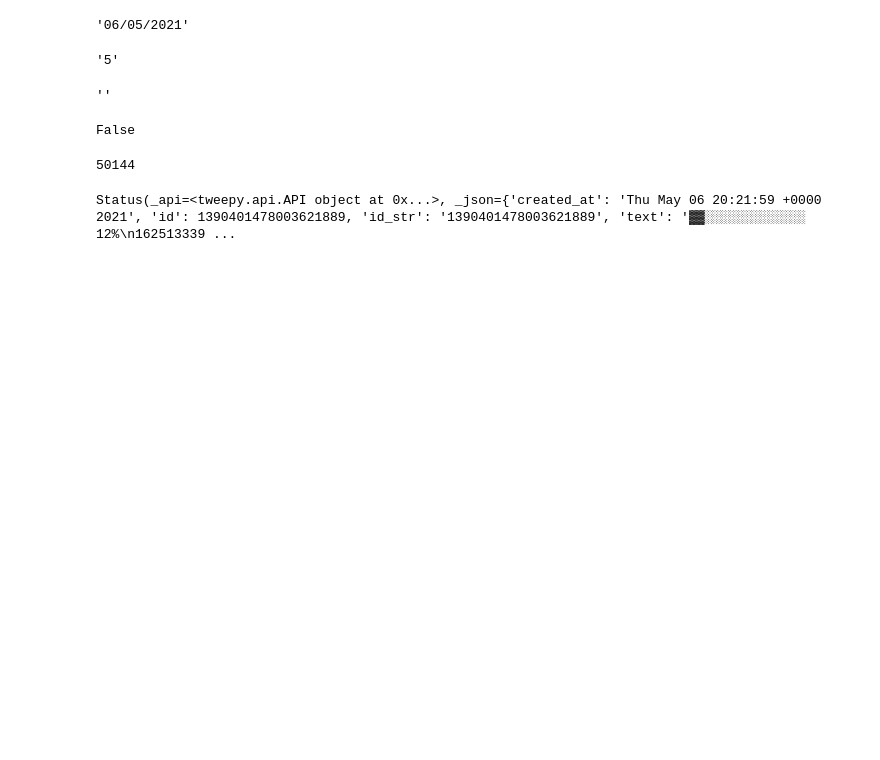
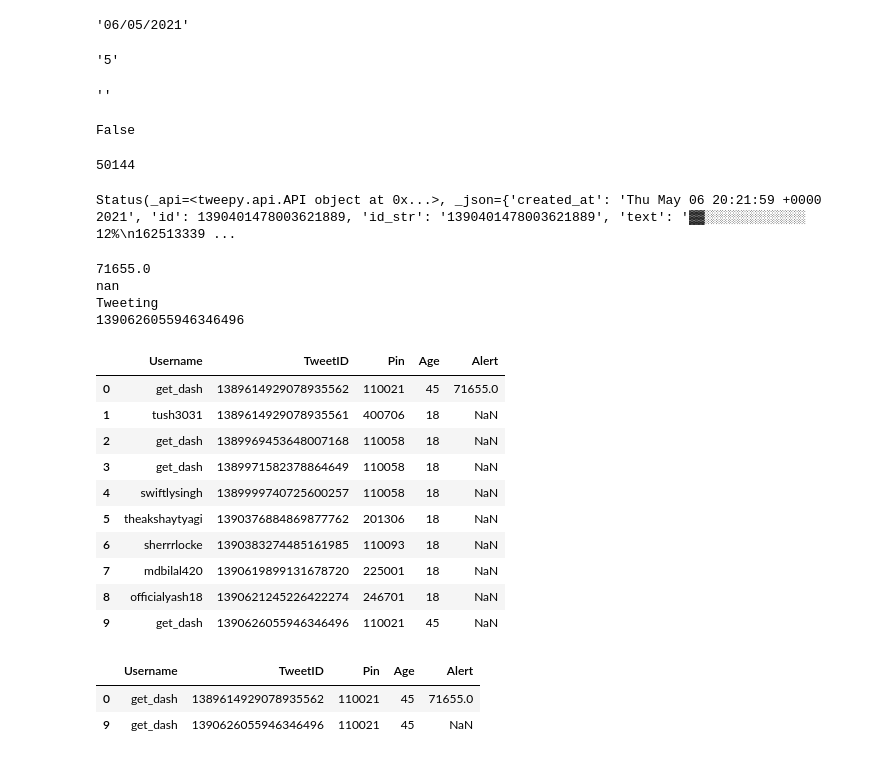
Before and after one commit to swiftlysingh/GetMySlot, a Jupyter notebook: getmyslot.ipynb, the cells around one changed output. Drawn from its saved outputs; the diff is of its cells as text; code cells hidden in the pictures; blank space fills up the shorter version.

```diff
--- a/getmyslot.ipynb
+++ b/getmyslot.ipynb
@@ -253,0 +271,7 @@ Status(_api=<tweepy.api.API object at 0x...>, _json={'created_at': 'Thu May 06 2
+# %%
+tweetAt(5,{'COVISHIELD': True, 'COVAXIN': False},110021,"07-05-2021",45)
+# %% [output]
+71655.0
+nan
+Tweeting
+1390626055946346496
@@ -253,0 +285,16 @@ Status(_api=<tweepy.api.API object at 0x...>, _json={'created_at': 'Thu May 06 2
+# %%
+ coDF= pd.read_csv("UserData.csv")
+# %%
+coDF
+# %% [output]
+|  | Username | TweetID | Pin | Age | Alert |
+| 0 | get_dash | 1389614929078935562 | 110021 | 45 | 71655.0 |
+| 1 | tush3031 | 1389614929078935561 | 400706 | 18 | NaN |
+| 2 | get_dash | 1389969453648007168 | 110058 | 18 | NaN |
+| 3 | get_dash | 1389971582378864649 | 110058 | 18 | NaN |
+| 4 | swiftlysingh | 1389999740725600257 | 110058 | 18 | NaN |
+| 5 | theakshaytyagi | 1390376884869877762 | 201306 | 18 | NaN |
+| 6 | sherrrlocke | 1390383274485161985 | 110093 | 18 | NaN |
+| 7 | mdbilal420 | 1390619899131678720 | 225001 | 18 | NaN |
+| 8 | officialyash18 | 1390621245226422274 | 246701 | 18 | NaN |
+| 9 | get_dash | 1390626055946346496 | 110021 | 45 | NaN |
@@ -253,0 +303,6 @@ Status(_api=<tweepy.api.API object at 0x...>, _json={'created_at': 'Thu May 06 2
+# %%
+coDF.loc[df["Age"]==45]
+# %% [output]
+|  | Username | TweetID | Pin | Age | Alert |
+| 0 | get_dash | 1389614929078935562 | 110021 | 45 | 71655.0 |
+| 9 | get_dash | 1390626055946346496 | 110021 | 45 | NaN |
```
Also changed, not shown: parts of 6 cells of this notebook, 2 other files.
